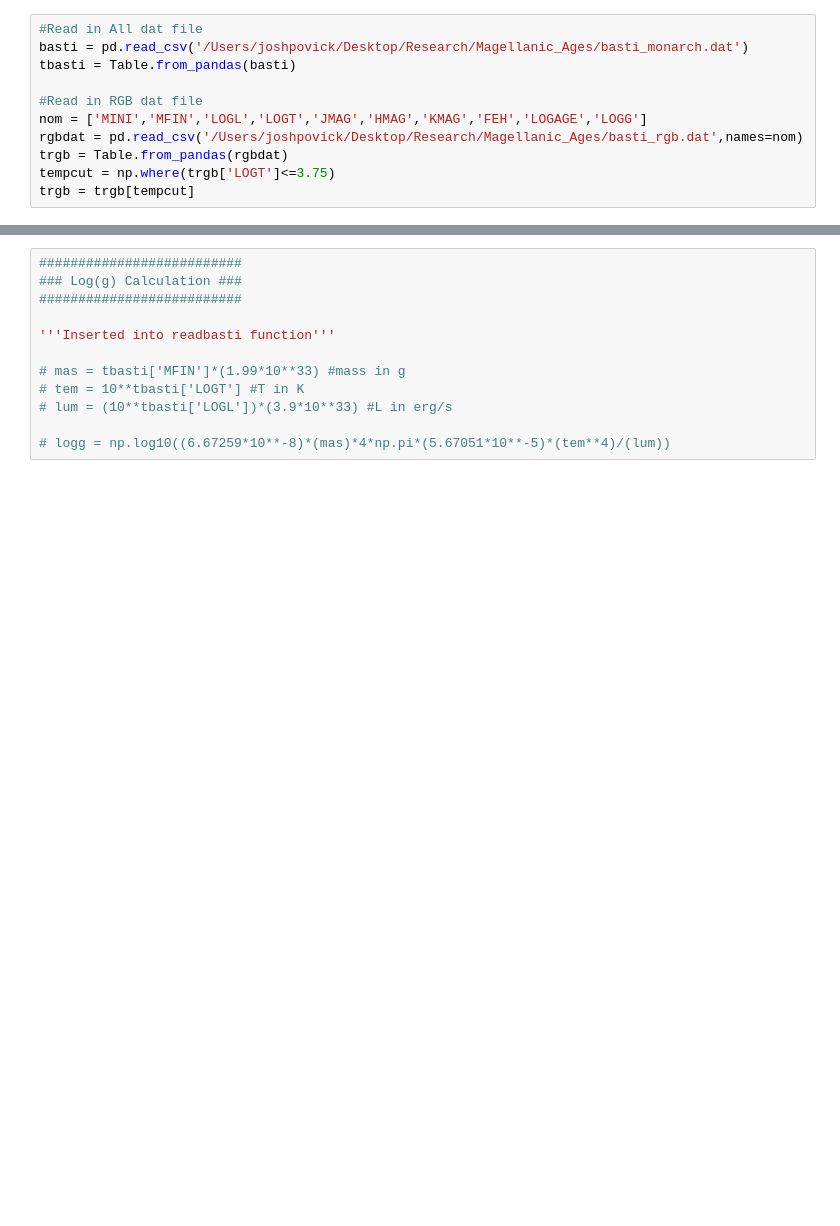
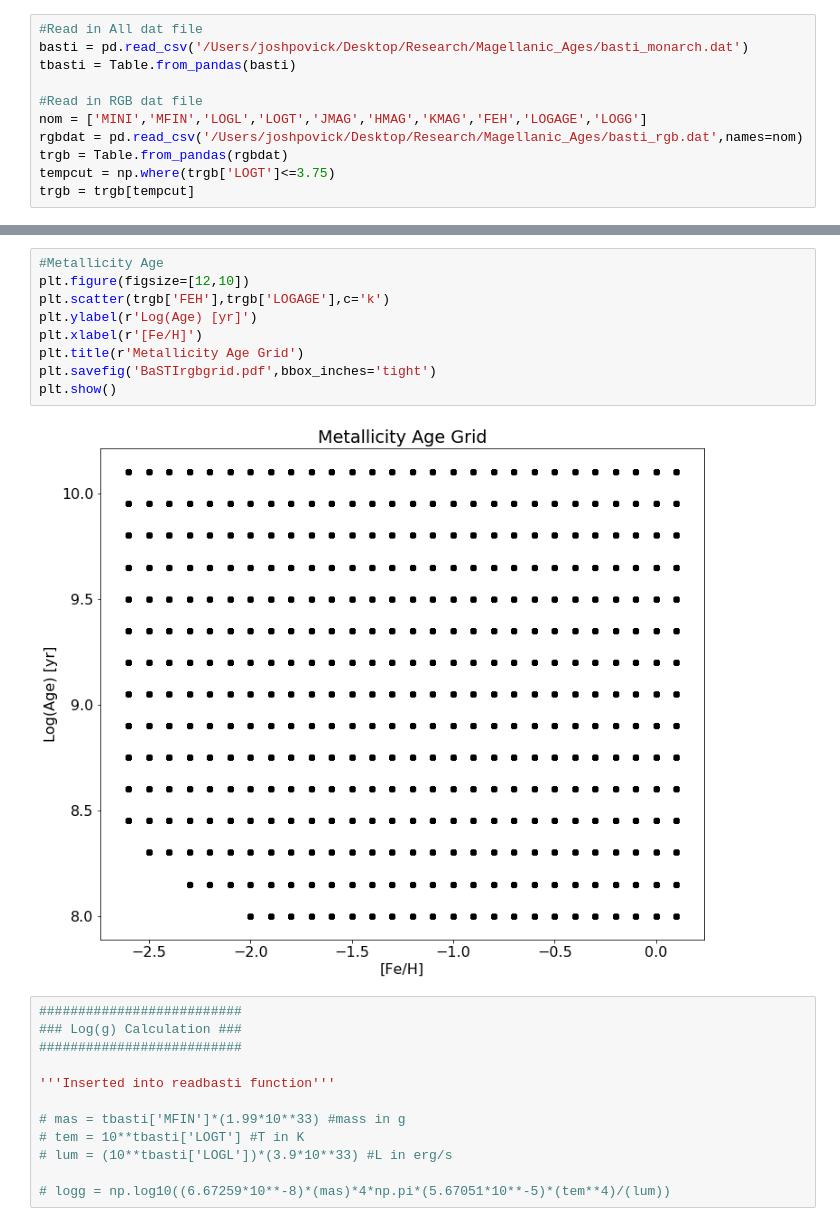
Before and after one commit to JoshuaPovick/Magellanic_Ages, a Jupyter notebook: BaSTI_only.ipynb, the cells around one changed output, grey strips where cells are left out. Drawn from its saved outputs; the diff is of its cells as text; blank space fills up the shorter version.

```diff
--- a/BaSTI_only.ipynb
+++ b/BaSTI_only.ipynb
@@ -183,3 +163,14 @@ plt.show()
+# %%
+#Metallicity Age
+plt.figure(figsize=[12,10])
+plt.scatter(trgb['FEH'],trgb['LOGAGE'],c='k')
+plt.ylabel(r'Log(Age) [yr]')
+plt.xlabel(r'[Fe/H]')
+plt.title(r'Metallicity Age Grid')
+plt.savefig('BaSTIrgbgrid.pdf',bbox_inches='tight')
+plt.show()
+# %% [output]
+[figure, added]
 # %%
 ##########################
 ### Log(g) Calculation ###
```
Also changed, not shown: parts of 11 cells of this notebook, 5 other files.
